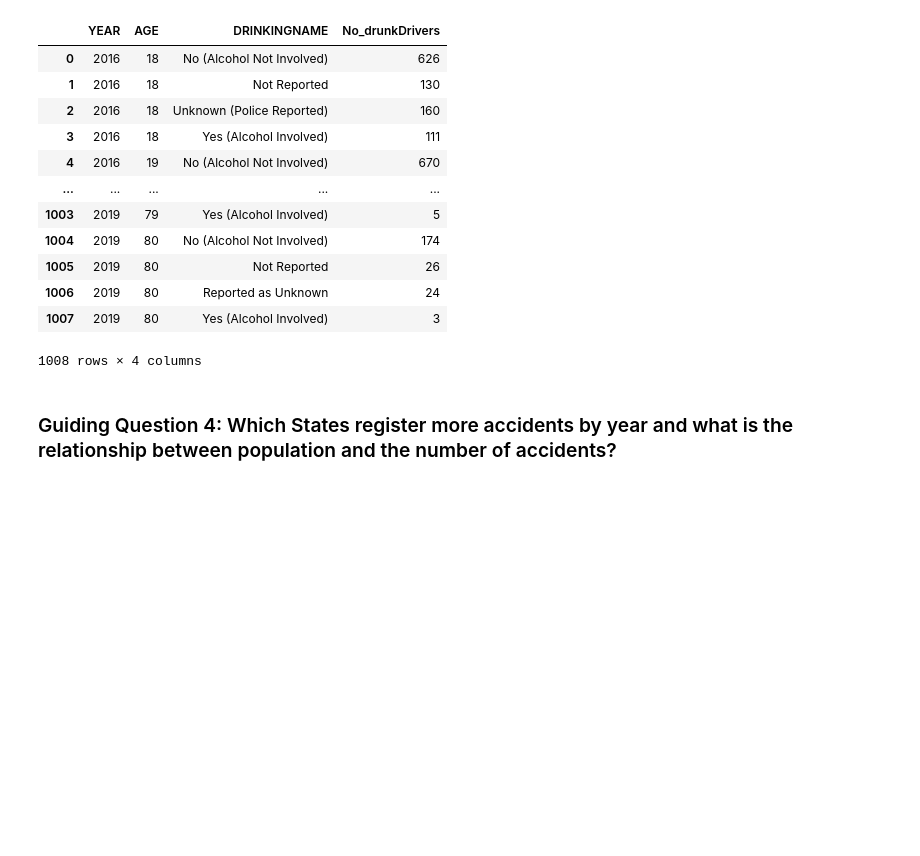
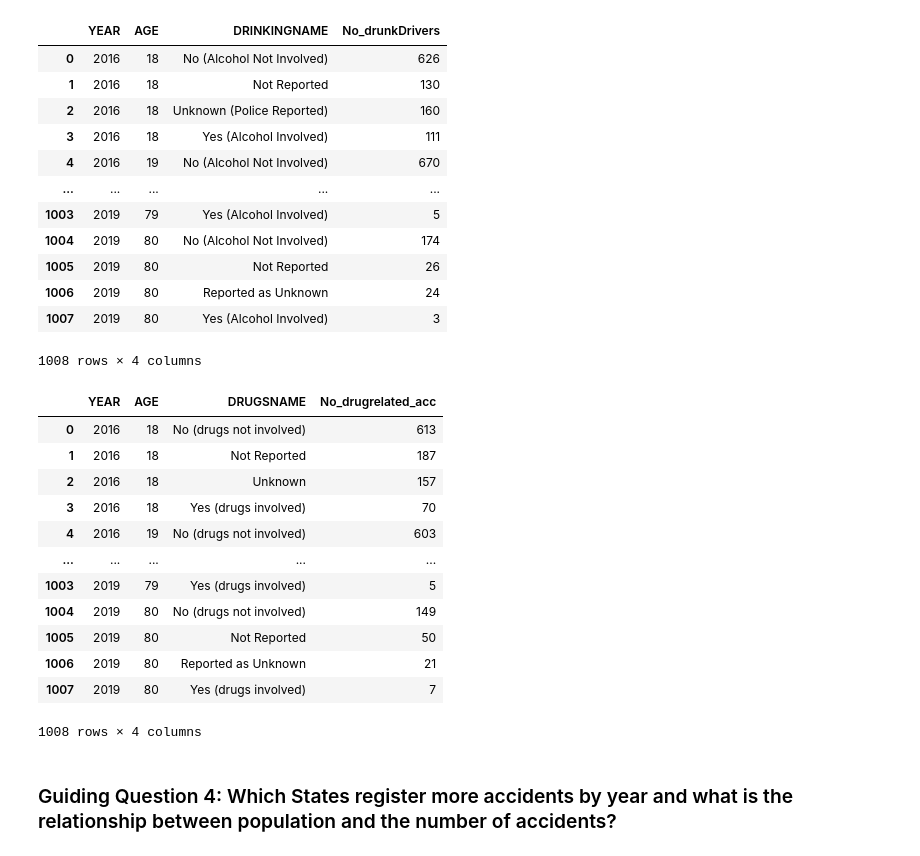
Before and after one commit to ddlondono/Traffic-Incidents-, a Jupyter notebook: Data 604 Project.ipynb, the cells around one changed output. Drawn from its saved outputs; the diff is of its cells as text; code cells hidden in the pictures; blank space fills up the shorter version.

Commit message:
Added Drug related accidents

```diff
--- a/Data 604 Project.ipynb
+++ b/Data 604 Project.ipynb
@@ -470,3 +470,26 @@ fig.add_annotation(
     text='AGE'
 )
 fig.show()
+# %%
+# this query shows the number of Drivers whose accident is drug related
+
+drugDriver_accidents = pd.read_sql_query('''SELECT YEAR(DATE) as YEAR, AGE, DRUGSNAME, COUNT(*) as No_drugrelated_acc
+                                         FROM person
+                                         WHERE AGE BETWEEN 18 and 80 and PER_TYP=1
+                                         GROUP BY YEAR(DATE), AGE, DRUGSNAME''', engine)
+
+drugDriver_accidents
+# %% [output]
+|  | YEAR | AGE | DRUGSNAME | No_drugrelated_acc |
+| 0 | 2016 | 18 | No (drugs not involved) | 613 |
+| 1 | 2016 | 18 | Not Reported | 187 |
+| 2 | 2016 | 18 | Unknown | 157 |
+| 3 | 2016 | 18 | Yes (drugs involved) | 70 |
+| 4 | 2016 | 19 | No (drugs not involved) | 603 |
+| ... | ... | ... | ... | ... |
+| 1003 | 2019 | 79 | Yes (drugs involved) | 5 |
+| 1004 | 2019 | 80 | No (drugs not involved) | 149 |
+| 1005 | 2019 | 80 | Not Reported | 50 |
+| 1006 | 2019 | 80 | Reported as Unknown | 21 |
+| 1007 | 2019 | 80 | Yes (drugs involved) | 7 |
+1008 rows × 4 columns
```
Also changed, not shown: parts of 5 cells of this notebook.
